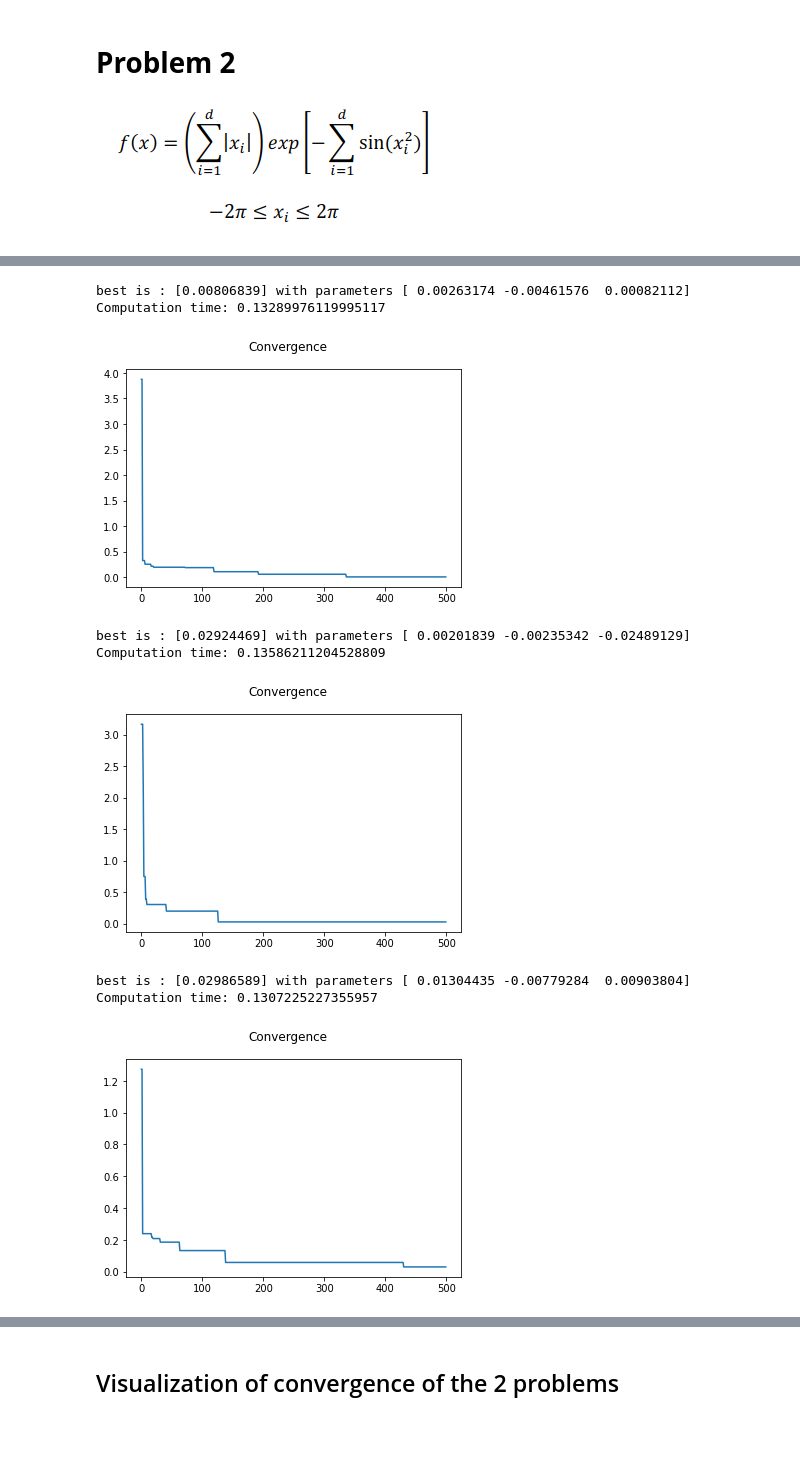
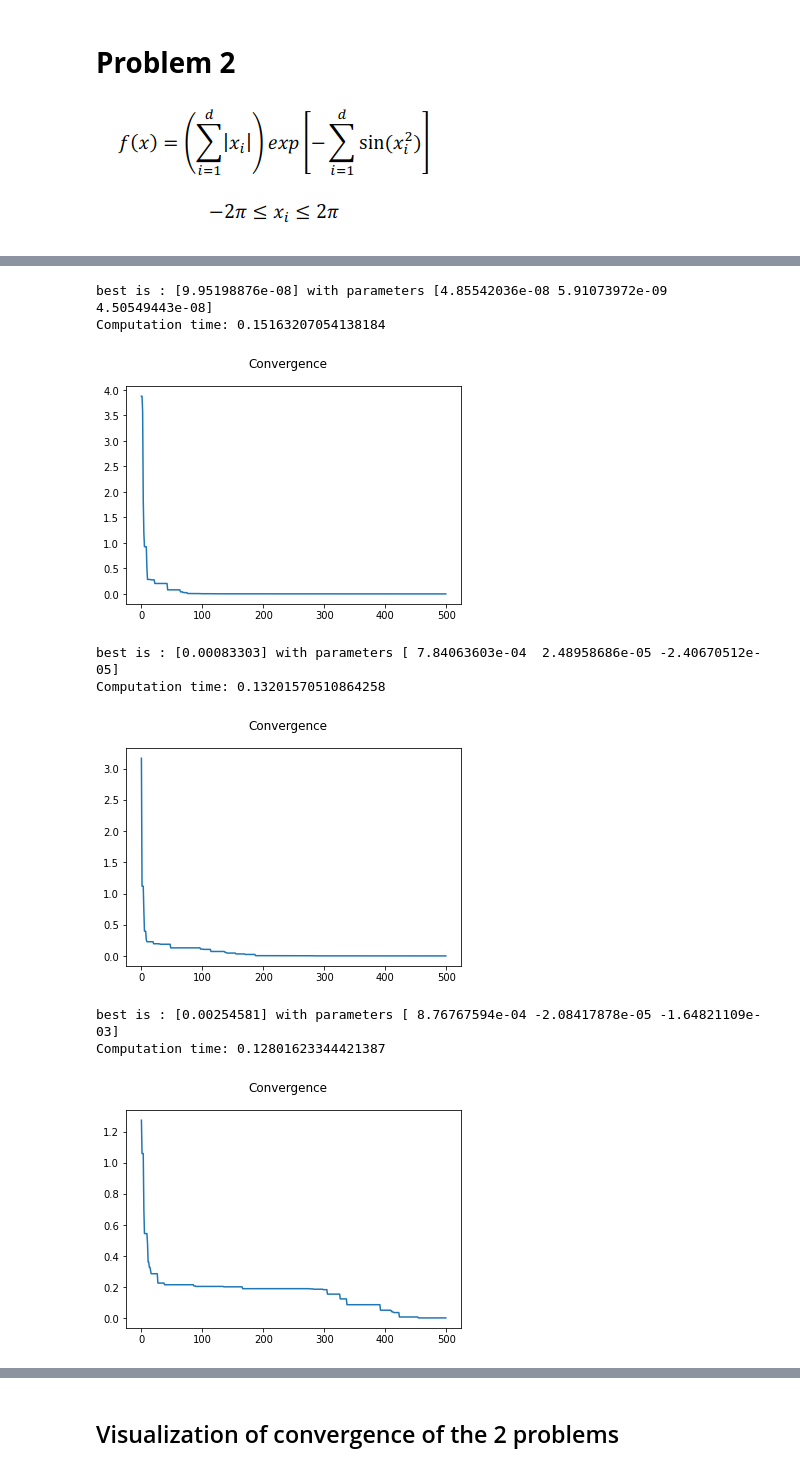
Before and after one commit to djibril6/djibril6-OptimizationAlgorithms-, a Jupyter notebook: ParticleSwarm.ipynb, the cells around one changed output, grey strips where cells are left out. Cells and saved outputs as stored; diff of their text form; code cells hidden in the pictures; blank space fills up the shorter version.

```diff
--- a/ParticleSwarm.ipynb
+++ b/ParticleSwarm.ipynb
@@ -30,7 +30,7 @@ def pso(cost_function, interval, swarm_size = 20, dimension=1, w=0.72, lambd=2.1
         this function print the best minimum or maximum found and print the convergence of the algorithme over time
         And return best_fitness_global_list the list of best fitness found for every iteration
   """
-
+  np.random.seed(seed) ## The seed we chose
   tic = time.time()
   min = 0
   max = 0
@@ -43,14 +43,12 @@ def pso(cost_function, interval, swarm_size = 20, dimension=1, w=0.72, lambd=2.1
     max = np.array(max).reshape(dimension, 1)
 
   ## INITIALIZATION OF PARICLES
-  np.random.seed(seed)
   current_position = min + (max - min) * np.random.randn(dimension, swarm_size) ## Particles position
   current_fitness = cost_function(current_position) ## the result has (1, swarm_size) dimension
   current_fitness = current_fitness.reshape(swarm_size, 1).T
   best_position = current_position
   best_fitness = current_fitness
-  np.random.seed(seed)
-  velocity = 0 * np.random.randn(dimension, swarm_size) ## Velocity
+  velocity = (min + (max - min) * np.random.randn(dimension, swarm_size))/2 ## Velocity
   best_index_g = 1
   best_fitness_global_list = []
 
@@ -155,0 +154,12 @@ Computation time: 0.12110781669616699
+# %%
+x = np.linspace(-1, 1, 30)
+y = np.linspace(-1, 1, 30)
+X, Y = np.meshgrid(x, y)
+Z = z([X, Y])
+fig = plt.figure()
+ax = plt.axes(projection='3d')
+ax.plot_surface(X, Y, Z, rstride=1, cstride=1, cmap='winter', edgecolor='none')
+ax.set_xlabel('x')
+ax.set_ylabel('y')
+ax.set_zlabel('z')
+ax.set_title("z(x, y) is an Even function")
@@ -179,24 +194,27 @@ Computation time: 0.12609243392944336
 # %%
 # seed = 30
 dimension = 3
-best = pso(f, interval=([-2*np.pi, 2*np.pi], ), swarm_size = 20, dimension=dimension, w=1, lambd=2.1, iteration=500, minimization=True, seed=30)
+### The best minimum we found is with w = 0.72
+best = pso(f, interval=([-2*np.pi, 2*np.pi], ), swarm_size = 20, dimension=dimension, w=.72, lambd=2.1, iteration=500, minimization=True, seed=30)
 # %% [output]
-best is : [0.00806839] with parameters [ 0.00263174 -0.00461576  0.00082112]
-Computation time: 0.13289976119995117
+best is : [9.95198876e-08] with parameters [4.85542036e-08 5.91073972e-09 4.50549443e-08]
+Computation time: 0.15163207054138184
-[figure, old version]
+[figure, new version]
 # %%
 # seed = 40
 dimension = 3
-best = pso(f, interval=([-2*np.pi, 2*np.pi], ), swarm_size = 20, dimension=dimension, w=1, lambd=2.1, iteration=500, minimization=True, seed=40)
+### The best minimum we found is with w = 0.81
+best = pso(f, interval=([-2*np.pi, 2*np.pi], ), swarm_size = 20, dimension=dimension, w=.81, lambd=2.1, iteration=500, minimization=True, seed=40)
 # %% [output]
-best is : [0.02924469] with parameters [ 0.00201839 -0.00235342 -0.02489129]
-Computation time: 0.13586211204528809
+best is : [0.00083303] with parameters [ 7.84063603e-04  2.48958686e-05 -2.40670512e-05]
+Computation time: 0.13201570510864258
-[figure, old version]
+[figure, new version]
 # %%
 # seed = 50
 dimension = 3
-best = pso(f, interval=([-2*np.pi, 2*np.pi], ), swarm_size = 20, dimension=dimension, w=1, lambd=2.1, iteration=500, minimization=True, seed=50)
+### The best minimum we found is with w = 0.82
+best = pso(f, interval=([-2*np.pi, 2*np.pi], ), swarm_size = 20, dimension=dimension, w=.82, lambd=2.1, iteration=500, minimization=True, seed=50)
 # %% [output]
-best is : [0.02986589] with parameters [ 0.01304435 -0.00779284  0.00903804]
-Computation time: 0.1307225227355957
+best is : [0.00254581] with parameters [ 8.76767594e-04 -2.08417878e-05 -1.64821109e-03]
+Computation time: 0.12801623344421387
-[figure, old version]
+[figure, new version]
```
Also changed, not shown: parts of 14 cells of this notebook.
